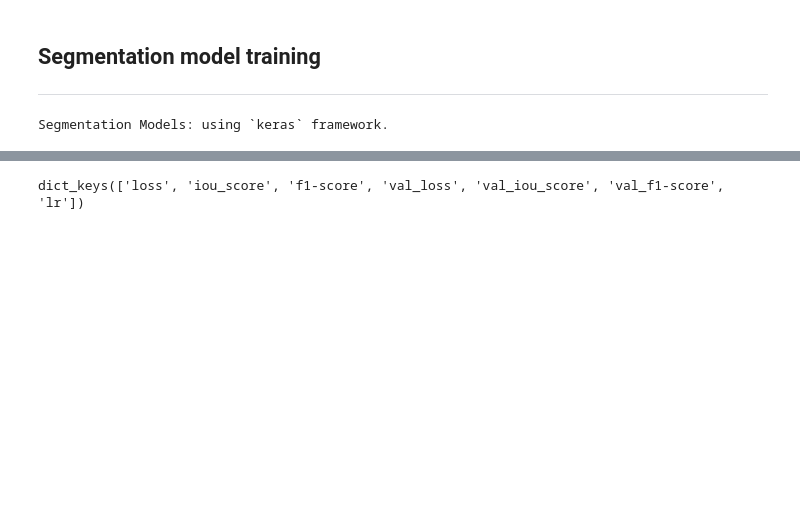
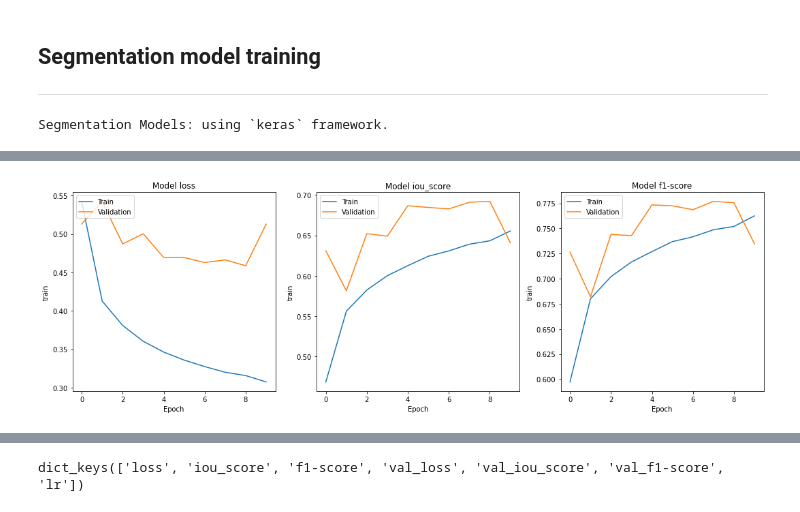
Before and after one commit to AIFFEL-FREESIA/Model, a Jupyter notebook: E3_Unet_building_256_256_crop.ipynb, the cells around one changed output, grey strips where cells are left out. Drawn from its saved outputs; the diff is of its cells as text; code cells hidden in the pictures; blank space fills up the shorter version.

```diff
--- a/E3_Unet_building_256_256_crop.ipynb
+++ b/E3_Unet_building_256_256_crop.ipynb
@@ -549,7 +549,7 @@ BACKBONE = 'efficientnetb3'
 BATCH_SIZE = 8
 CLASSES = ['building']
 LR = 0.0001
-EPOCHS = 1
+EPOCHS = 10
 
 preprocess_input = sm.get_preprocessing(BACKBONE)
 # %%
@@ -603,6 +603,6 @@ valid_dataloader = Dataloder(valid_dataset, batch_size=1, shuffle=False)
 
 # define callbacks for learning rate scheduling and best checkpoints saving
 callbacks = [
-    keras.callbacks.ModelCheckpoint('./E3_2_best_model.h5', save_weights_only=True, save_best_only=True, mode='min'),
+    keras.callbacks.ModelCheckpoint('./E3_3_best_model.h5', save_weights_only=True, save_best_only=True, mode='min'),
     keras.callbacks.ReduceLROnPlateau(),
 ]
@@ -609,6 +611,6 @@ callbacks = [
 # %%
 # train model
-history = model.fit_generator(
+history = model.fit(
     train_dataloader,
     steps_per_epoch=len(train_dataloader),
     epochs=EPOCHS,
@@ -637 +639,5 @@ To silence this warning, decorate the function with @tf.autograph.experimental.d
+# %%
+show_history_plot(history.history)
+# %% [output]
+[figure, added]
 # %%
```
Also changed, not shown: parts of 21 cells of this notebook, 1 other file.
